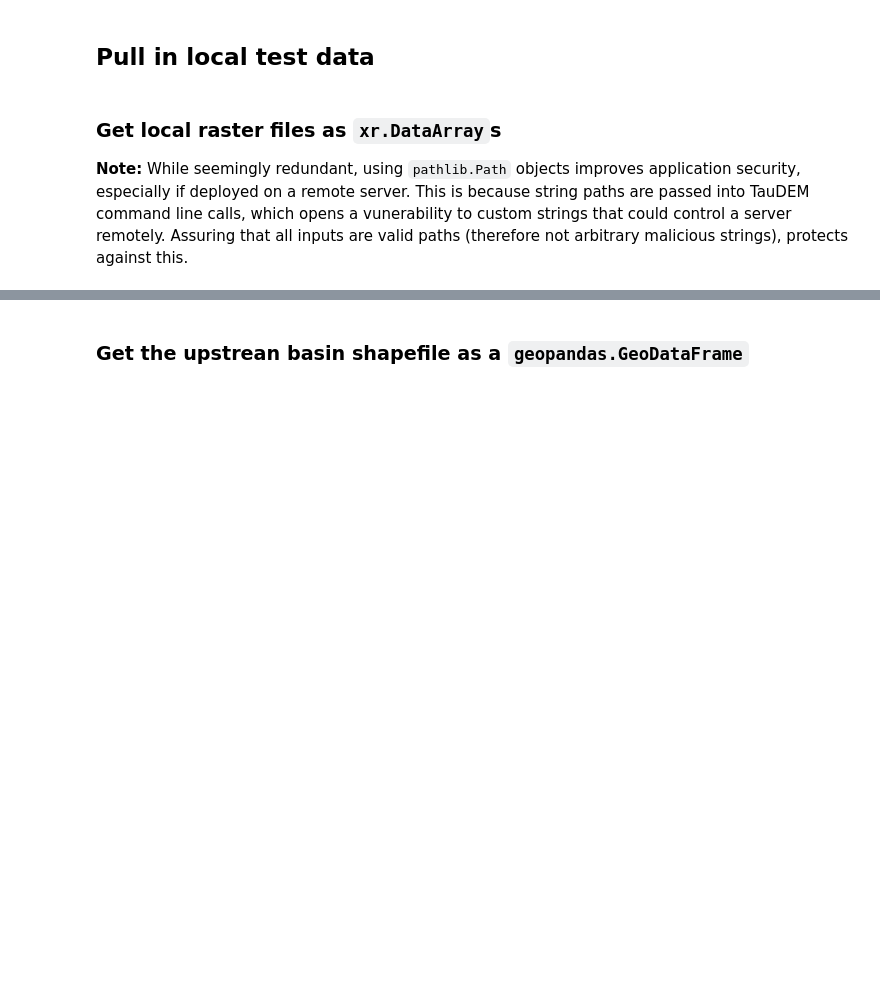
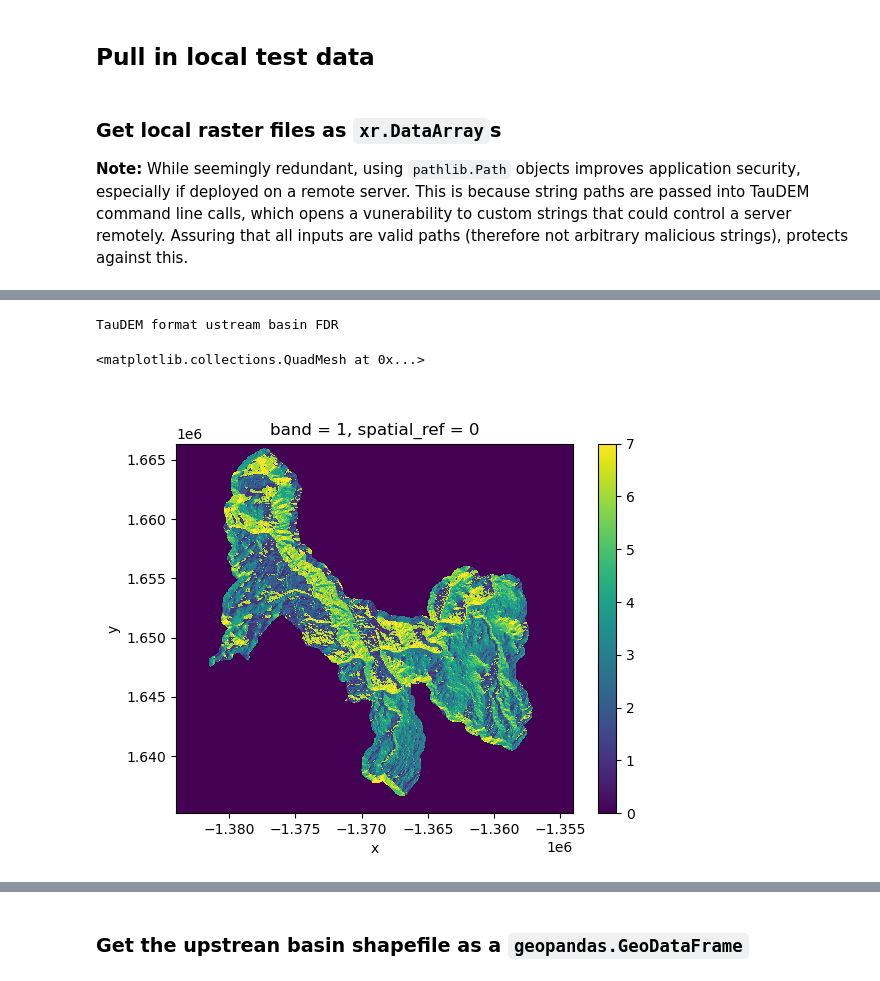
Before and after one commit to usgs/water-fcpg-tools, a Jupyter notebook: examples/refactor_demo_notebook.ipynb, the cells around one changed output, grey strips where cells are left out. Saved outputs shown, nothing was run; the diff lists cells and outputs as text; code cells hidden in the pictures; blank space fills up the shorter version.

Commit message:
Milestones #41/42: FDR format conversion enabled. Some debugging, and cleaning up the demo notebook.

```diff
--- a/examples/refactor_demo_notebook.ipynb
+++ b/examples/refactor_demo_notebook.ipynb
@@ -32,8 +32,8 @@ fcpgtools directory: ['__builtins__', '__cached__', '__doc__', '__file__', '__lo
 # get all necessary paths for in/out data
 examples_dir = str(Path.cwd())
 if 'FCPGtools' in examples_dir:
-    fcpgpath = Path(examples_dir.split('FCPGtools', 2)[0] + 'FCPGtools\\examples')
-    print(f'var:examples_dir = {fcpgpath}')
+    examples_dir = Path(examples_dir.split('FCPGtools', 2)[0] + 'FCPGtools\\examples')
+    print(f'var:examples_dir = {examples_dir}')
 else:
     del examples_dir
     print('ERROR: Cant find /FCPGtools/examples!')
@@ -65,13 +65,13 @@ Variable in_data_dir accesses c:\Users\xrnogueira\Documents\FCPGtools\examples\o
 **Note:** While seemingly redundant, using `pathlib.Path` objects improves application security, especially if deployed on a remote server. This is because string paths are passed into TauDEM command line calls, which opens a vunerability to custom strings that could control a server remotely. Assuring that all inputs are valid paths (therefore not arbitrary malicious strings), protects against this.
 # %%
 # get tif data paths
-us_fdr_tif = Path(os.path.join(in_data_dir, 'validation_upstream_fdr.tif'))
-ds_fdr_tif = Path(os.path.join(in_data_dir, 'validation_downstream_fdr.tif'))
-landcover_tif = Path(os.path.join(in_data_dir, 'NALCMS_2015.tif'))
+us_fdr_tif = in_data_dir / Path('validation_upstream_fdr.tif')
+ds_fdr_tif = in_data_dir / Path('validation_downstream_fdr.tif')
+landcover_tif = in_data_dir / Path('NALCMS_2015.tif')
 
 # get upstream basin shapefile path
-us_basin_shp_path = Path(os.path.join(in_data_dir, 'upstream_wbd.shp'))
+us_basin_shp_path = in_data_dir / Path('upstream_wbd.shp')
 # %%
-%%time
-us_fdr = utilities.intake_raster(us_fdr_tif)
-us_fdr.plot()
+us_fdr = fcpgtools.utilities.intake_raster(us_fdr_tif)
+ds_fdr = fcpgtools.utilities.intake_raster(ds_fdr_tif)
+landcover = fcpgtools.utilities.intake_raster(landcover_tif)
@@ -82,0 +104,8 @@ Wall time: 137 ms
+# %%
+%%time
+# make a taudem FDR
+us_fdr_taudem = fcpgtools.tools.convert_fdr_formats(
+        us_fdr,
+        out_format='taudem',
+        in_format=None,
+        )
@@ -82,0 +116,8 @@ Wall time: 137 ms
+# %%
+%matplotlib widget
+print('TauDEM format ustream basin FDR')
+us_fdr_taudem.plot()
+# %% [output]
+TauDEM format ustream basin FDR
+<matplotlib.collections.QuadMesh at 0x...>
+[figure, added]
```
Also changed, not shown: parts of 15 cells of this notebook, 3 other files.
